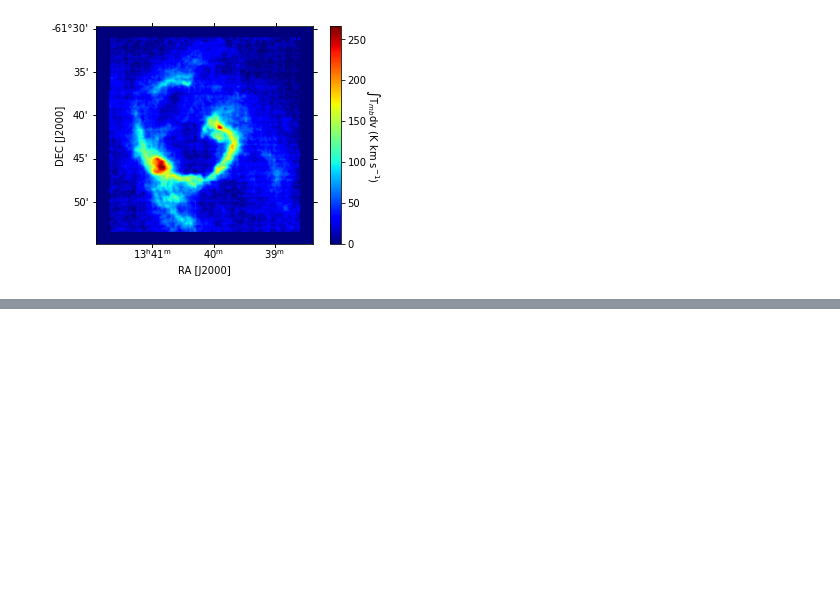
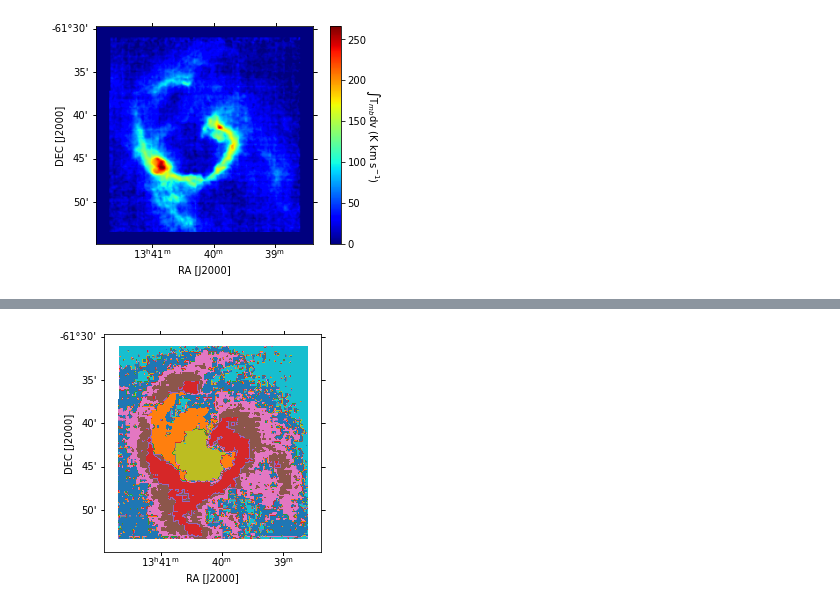
Before and after one commit to lmlb-astro/GMM, a Jupyter notebook: run_GMM_onSpectra_hyperImage.ipynb, the cells around one changed output, grey strips where cells are left out. Saved outputs shown, nothing was run; the diff lists cells and outputs as text; code cells hidden in the pictures; blank space fills up the shorter version.

```diff
--- a/run_GMM_onSpectra_hyperImage.ipynb
+++ b/run_GMM_onSpectra_hyperImage.ipynb
@@ -145,0 +166,15 @@ def run_GMM(sample_data, num_comps, seed, threshold, max_iter):
+# %%
+## plot the clusters in different colors (only work up to 10 clusters at the moment)
+def plot_spatial_cluster_distribution(dat,wVal):
+    fig, ax = plt.subplots()
+    ax1 = fig.add_subplot(111, projection=wVal)
+    im = ax1.imshow(dat, origin='lower', vmin=0., cmap = 'tab10')
+
+    plt.xlim([0, len(dat[0])])
+    plt.ylim([0, len(dat)])
+
+    plt.xlabel('RA [J2000]')
+    plt.ylabel('DEC [J2000]',labelpad=-1.)
+
+    ax.axis('off')
+    plt.show()
@@ -186,0 +229,12 @@ Calculating GMM for 5 number of components
+# %%
+## Map the spatial distribution of the different clusters
+cluster_inds = best_model.fit_predict(data_resample)
+#print(clusters)
+#print(clusters.shape)
+
+len_x_orig_map = len(data[0][0])
+len_y_orig_map = len(data[0])
+cluster_map = map_spatial_cluster_distribution(cluster_inds,index_array,len_x_orig_map,len_y_orig_map)
+plot_spatial_cluster_distribution(cluster_map,w)
+# %% [output]
+[figure, added]
```
Also changed, not shown: parts of 8 cells of this notebook.
